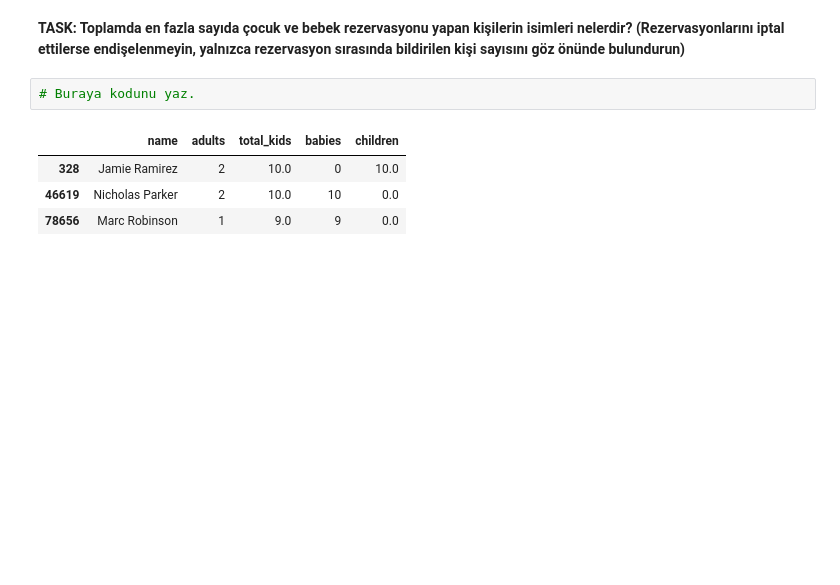
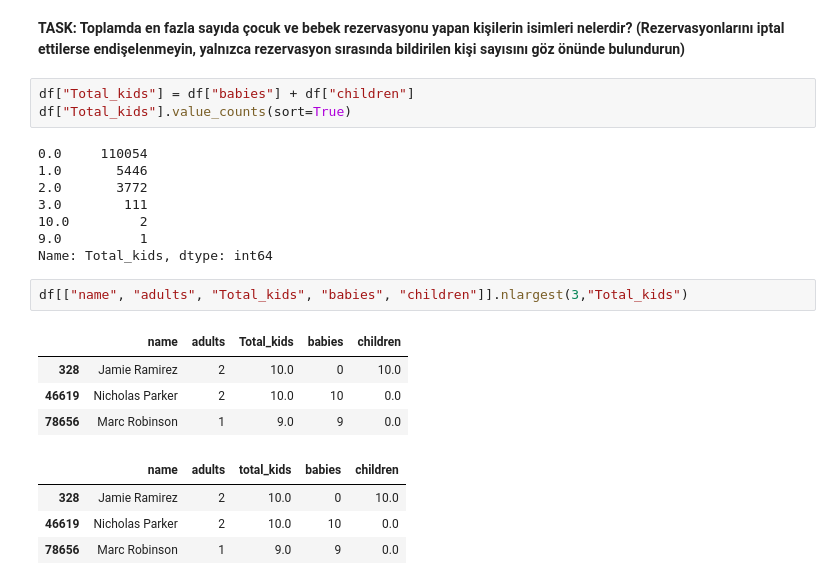
Before and after one commit to orkunumur/Numpy_Pandas_EmKa, a Jupyter notebook: Pandas-Bitirme-Testi.ipynb, the cells around one changed output. Saved outputs shown, nothing was run; the diff lists cells and outputs as text; blank space fills up the shorter version.

```diff
--- a/Pandas-Bitirme-Testi.ipynb
+++ b/Pandas-Bitirme-Testi.ipynb
@@ -270,8 +270,24 @@ Brown       1433
 Name: name, dtype: int64
 # %% [markdown]
 **TASK: Toplamda en fazla sayıda çocuk ve bebek rezervasyonu yapan kişilerin isimleri nelerdir? (Rezervasyonlarını iptal ettilerse endişelenmeyin, yalnızca rezervasyon sırasında bildirilen kişi sayısını göz önünde bulundurun)**
-# %%
-# Buraya kodunu yaz.
+# %%
+df["Total_kids"] = df["babies"] + df["children"]
+df["Total_kids"].value_counts(sort=True)
+# %% [output]
+0.0     110054
+1.0       5446
+2.0       3772
+3.0        111
+10.0         2
+9.0          1
+Name: Total_kids, dtype: int64
+# %%
+df[["name", "adults", "Total_kids", "babies", "children"]].nlargest(3,"Total_kids")
+# %% [output]
+|  | name | adults | Total_kids | babies | children |
+| 328 | Jamie Ramirez | 2 | 10.0 | 0 | 10.0 |
+| 46619 | Nicholas Parker | 2 | 10.0 | 10 | 0.0 |
+| 78656 | Marc Robinson | 1 | 9.0 | 9 | 0.0 |
 # %%
 # %% [output]
 |  | name | adults | total_kids | babies | children |
```
Also changed, not shown: parts of 4 cells of this notebook.
